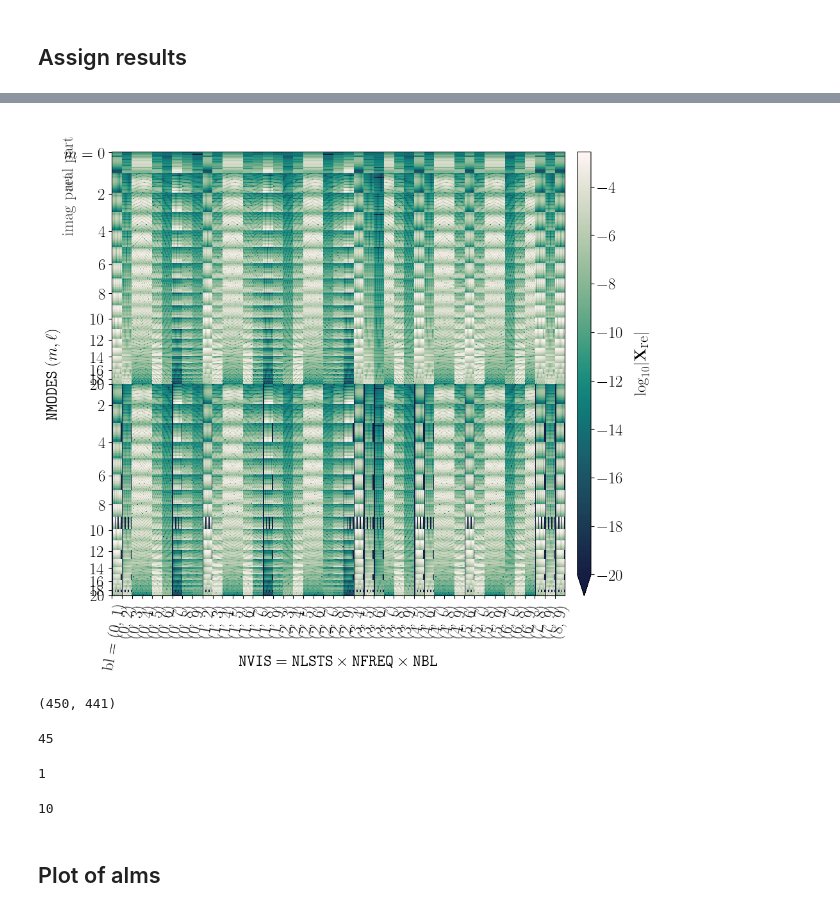
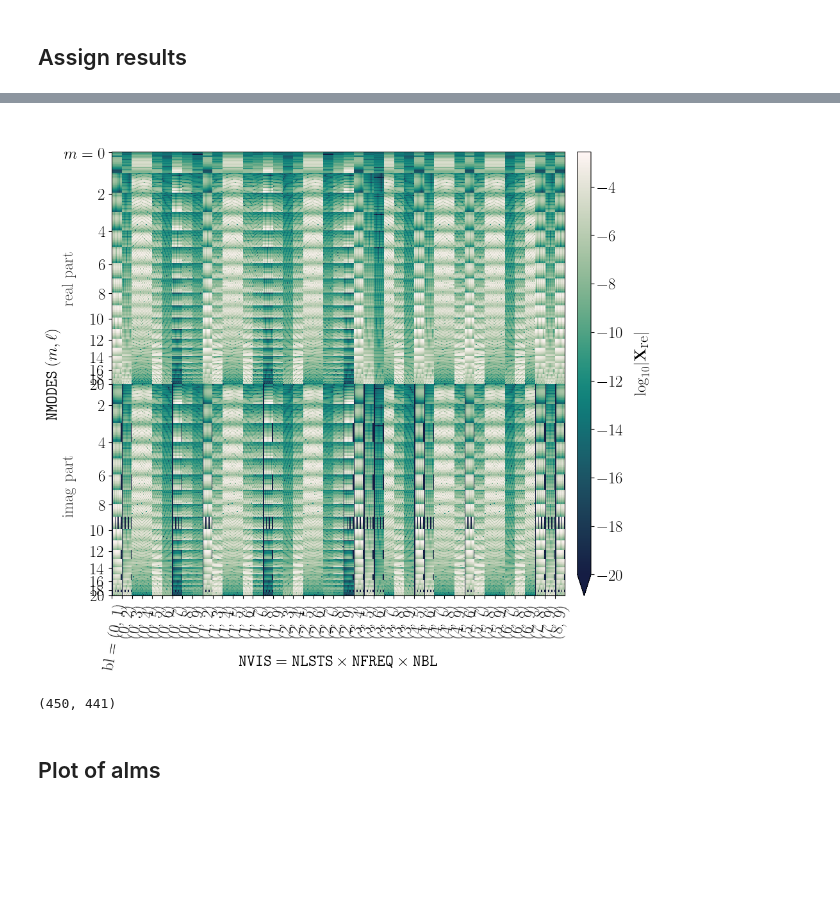
Before and after one commit to katrinealice/cl_sampler_analysis, a Jupyter notebook: cl_plots.ipynb, the cells around one changed output, grey strips where cells are left out. Saved outputs shown, nothing was run; the diff lists cells and outputs as text; code cells hidden in the pictures; blank space fills up the shorter version.

```diff
--- a/cl_plots.ipynb
+++ b/cl_plots.ipynb
@@ -728,7 +734,7 @@ parentpath = '/Users/user/Documents/hera/cl_sampler_analysis/data/'
  'vis_response_freq_test_plots']
 # %%
 # Set paths and create figure folder within data folder
-path = parentpath+'400MHz_1m/'
+path = parentpath+'tol_06_ff_01/'
 figpath = path+'figures/'
 if not os.path.isdir(figpath): os.makedirs(figpath)
 # %%
@@ -974,8 +923,8 @@ plt.title(r' ',
 #          loc='left',fontsize=20.7)
 
 # annotate y-axis with "real-" and "imag part"
-ax1.text(-50,35,'real part',rotation='vertical',color='0.2')
-ax1.text(-50,80,'imag part',rotation='vertical',color='0.2')
+ax1.text(-50,150,'real part',rotation='vertical',color='0.2')
+ax1.text(-50,360,'imag part',rotation='vertical',color='0.2')
 
 xlabels = pyplot.xticks(idx_x,ant_labels,rotation=80, ha="right", rotation_mode="anchor")
 ylabels = pyplot.yticks(idx_y[::2],ems[::2],rotation=0)
@@ -1076,9 +1025,9 @@ if inset:
                       alpha=1),
             rotation='vertical')
     ax2.text(bl_border+3,8.7,
-            'One\n'+' $(m,\ell)$-mode',
-            fontsize='15',
-            bbox=dict(boxstyle="square",
+             'One\n'+r' $(m,\ell)$-mode',
+             fontsize='15',
+             bbox=dict(boxstyle="square",
                       fc="white",#arrow_color,
                       ec="white",
                       lw=0,
@@ -1090,50 +1039,38 @@ if inset:
                       fontsize='15',color=font_color)
 
     ax2.tick_params(top=False, labeltop=False, bottom=True, labelbottom=True, color=font_color)
 
     ax2.text(36,31,'...',fontsize='30',color=font_color)
     ax2.text(-5.3,28,'...',fontsize='30',rotation='vertical',color=font_color)
 
     ax2.spines[:].set_color(inset_linecolor)
     ax2.spines[:].set_linewidth(2)
     ax2.tick_params(length=8)
 
     background = mpl.patches.Rectangle(xy=(575,205),
                                        width=317,
                                        height=230,
                                        alpha = 1,
                                        edgecolor = None,#inset_linecolor,
                                        facecolor = background_color,
                                        lw=0,
                                        fill=True,
                                        zorder=10)
 
     ax1.add_patch(background)
 
     # Save final figure
     fig.savefig(figpath+'X_operator'+'_with_inset'+'.png',
             bbox_inches='tight',
             transparent=True,
             dpi=300,#fig.dpi,
             facecolor='white')
 # %% [output]
-[figure, old version]
+[figure, new version]
 # %%
 vis_response.shape
 # %% [output]
 (450, 441)
-# %%
-Nbl
-# %% [output]
-45
-# %%
-Nfreq
-# %% [output]
-1
-# %%
-Nlsts
-# %% [output]
-10
 # %% [markdown]
 ## Plot of alms
 # %%
```
Also changed, not shown: parts of 18 cells of this notebook, 2 other files.
